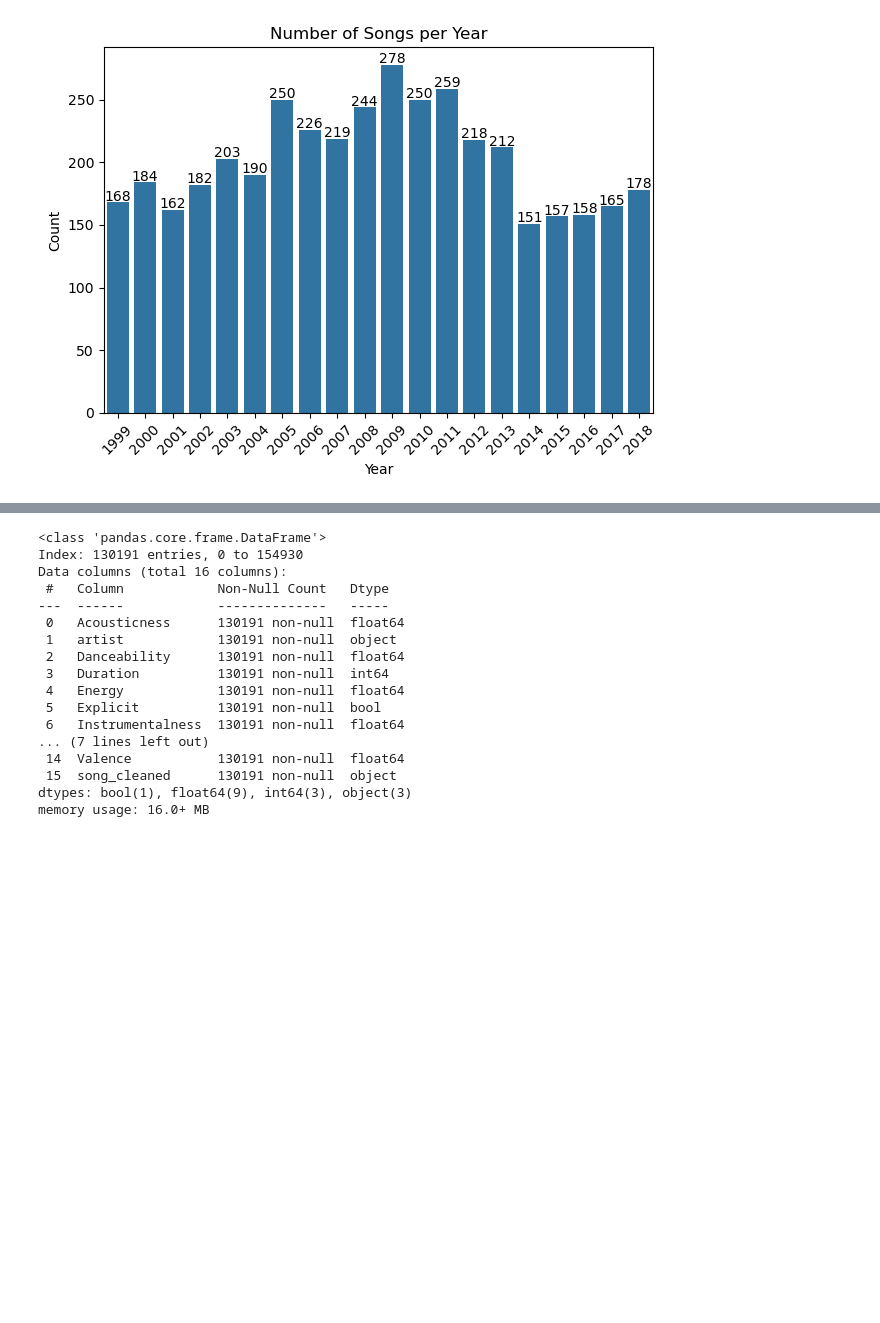
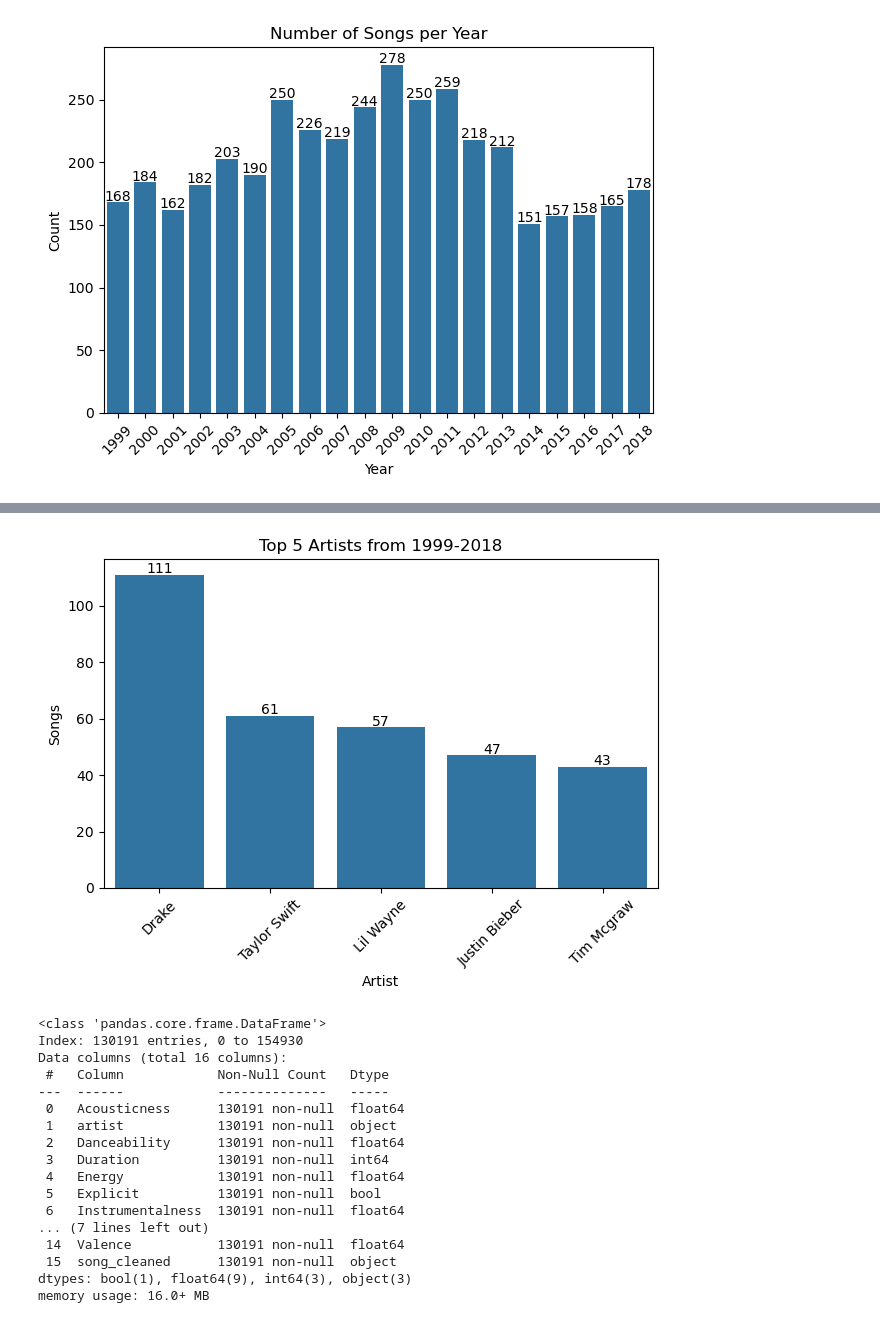
Before and after one commit to bergen-christensen/Capstone, a Jupyter notebook: notebooks/capstone_bergen.ipynb, the cells around one changed output, grey strips where cells are left out. Cells and saved outputs as stored; diff of their text form; code cells hidden in the pictures; blank space fills up the shorter version.

```diff
--- a/notebooks/capstone_bergen.ipynb
+++ b/notebooks/capstone_bergen.ipynb
@@ -263,0 +349,4 @@ for i, value in enumerate(song_count_df['count']):
+# %%
+top_artists = unique_songs['main_artist'].value_counts().reset_index(name='count').head(5)
+top_artists['main_artist'] = top_artists['main_artist'].str.title()
+top_artists
@@ -264,3 +360,15 @@ for i, value in enumerate(song_count_df['count']):
+# %%
+sns.barplot(x='main_artist', y='count', data=top_artists)
+plt.title('Top 5 Artists from 1999-2018')
+plt.ylabel('Songs')
+plt.xlabel('Artist')
+plt.xticks(rotation=45)
+plt.tight_layout()
+
+for i, value in enumerate(top_artists['count']):
+    plt.text(i, value + 4.5, str(value), ha='center', va='top', fontsize=10);
+# %% [output]
+[figure, added]
 # %%
 updated_song_attributes_df['song_cleaned'] = updated_song_attributes_df['song'].str.replace(r'\s*\((feat\.?|featuring)[^)]*\)', '', regex=True).str.strip()
 updated_song_attributes_df.info()
```
Also changed, not shown: parts of 20 cells of this notebook.
